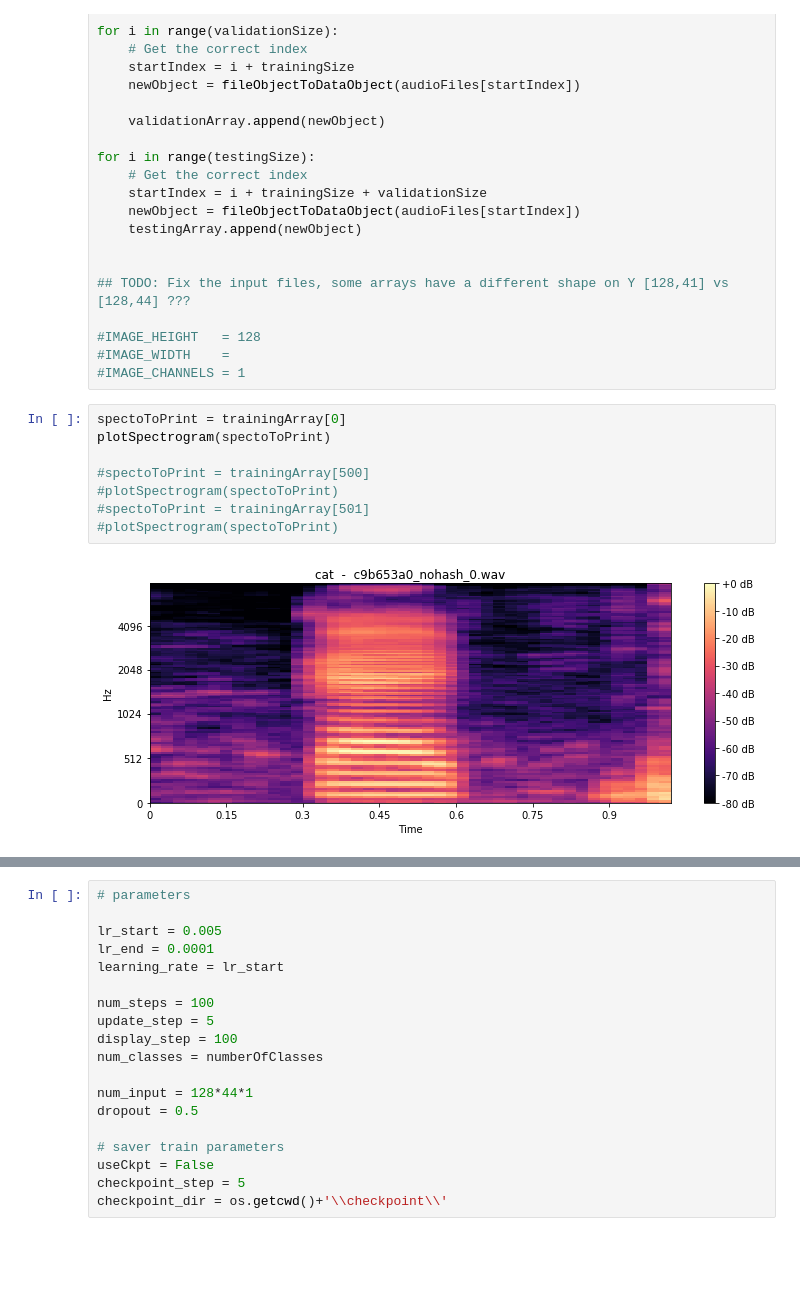
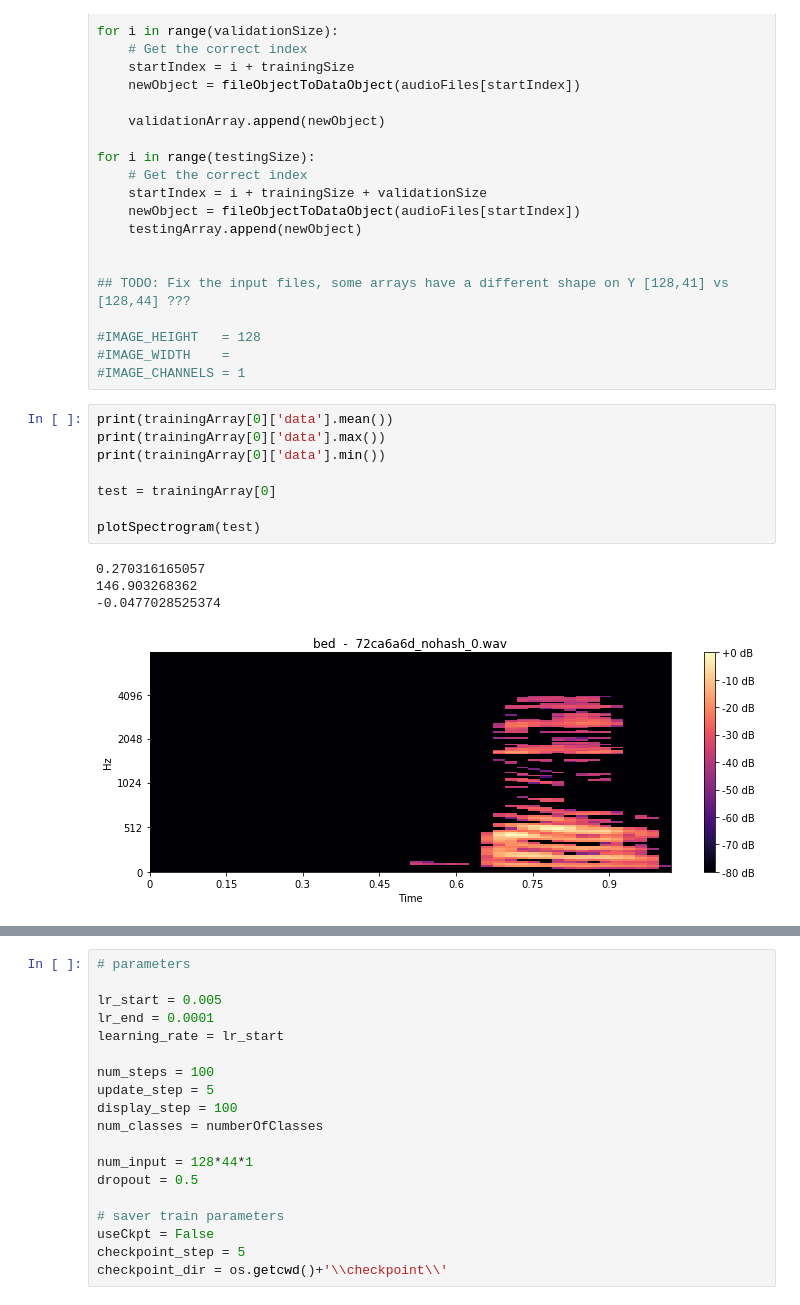
Before and after one commit to otg2/neuralspeech, a Jupyter notebook: MainNotebook.ipynb, the cells around one changed output, grey strips where cells are left out. Drawn from its saved outputs; the diff is of its cells as text; blank space fills up the shorter version.

```diff
--- a/MainNotebook.ipynb
+++ b/MainNotebook.ipynb
@@ -156,16 +160,19 @@ for i in range(testingSize):
 #IMAGE_HEIGHT   = 128
 #IMAGE_WIDTH    =
 #IMAGE_CHANNELS = 1
-# %%
-spectoToPrint = trainingArray[0]
-plotSpectrogram(spectoToPrint)
-
-#spectoToPrint = trainingArray[500]
-#plotSpectrogram(spectoToPrint)
-#spectoToPrint = trainingArray[501]
-#plotSpectrogram(spectoToPrint)
-# %% [output]
-[figure, removed]
+# %%
+print(trainingArray[0]['data'].mean())
+print(trainingArray[0]['data'].max())
+print(trainingArray[0]['data'].min())
+
+test = trainingArray[0]
+
+plotSpectrogram(test)
+# %% [output]
+0.270316165057
+146.903268362
+-0.0477028525374
+[figure, added]
 # %%
 ### NOTE
 
```
Also changed, not shown: parts of 9 cells of this notebook.
